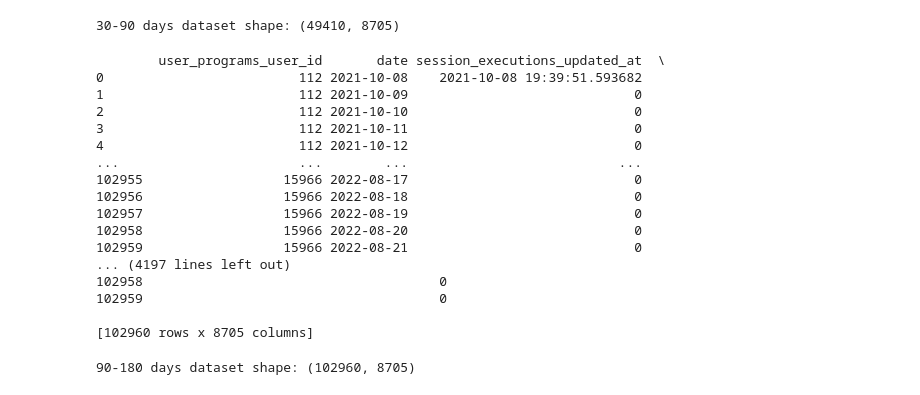
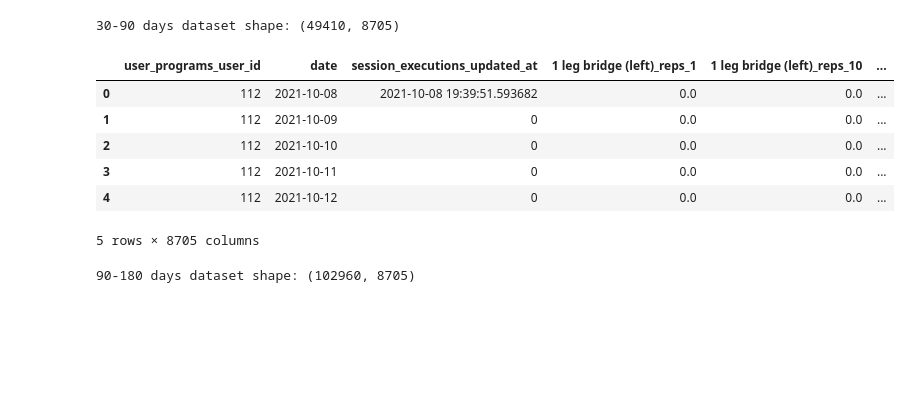
Before and after one commit to evidadeusto/mhunters, a Jupyter notebook: analysis_oscar_preprocessing/AI_models.ipynb, the cells around one changed output. Cells and saved outputs as stored; diff of their text form; code cells hidden in the pictures; blank space fills up the shorter version.

```diff
--- a/analysis_oscar_preprocessing/AI_models.ipynb
+++ b/analysis_oscar_preprocessing/AI_models.ipynb
@@ -276,51 +258,41 @@ print(f'30-90 days dataset shape:', completed_data_30_to_90_days.shape)
 # Ensure that 'date' is in datetime format
 df_filtered_90_to_180_days['date'] = pd.to_datetime(df_filtered_90_to_180_days['date'])
 
 # Get the first training day for each user
 first_training_day_90_to_180 = df_filtered_90_to_180_days.groupby('user_programs_user_id')['date'].min().reset_index()
 first_training_day_90_to_180.columns = ['user_programs_user_id', 'first_training_date']
 
 # Create an empty DataFrame to store the completed data
 completed_data_90_to_180_days = pd.DataFrame()
 
 # Iterate over each user and complete the missing days
 for user_id, first_day in zip(first_training_day_90_to_180['user_programs_user_id'], first_training_day_90_to_180['first_training_date']):
     # Generate a date range from the first day up to 180 days later
     date_range = pd.date_range(start=first_day, periods=180)
 
     # Create a DataFrame with the date range and user_id
     user_dates = pd.DataFrame({'user_programs_user_id': user_id, 'date': date_range})
 
     # Merge with the original DataFrame to identify the days with and without training
     user_data = pd.merge(user_dates, df_filtered_90_to_180_days[df_filtered_90_to_180_days['user_programs_user_id'] == user_id], on=['user_programs_user_id', 'date'], how='left')
 
     # Fill NaN values (days without training) with zeros in the relevant columns
     user_data.fillna(0, inplace=True)
 
     # Add the completed data to the final DataFrame
     completed_data_90_to_180_days = pd.concat([completed_data_90_to_180_days, user_data])
 
 # Reset the index of the final DataFrame
 completed_data_90_to_180_days.reset_index(drop=True, inplace=True)
-print(completed_data_90_to_180_days)
+completed_data_90_to_180_days.head()
 # %% [output]
+|  | user_programs_user_id | date | session_executions_updated_at | 1 leg bridge (left)_reps_1 | 1 leg bridge (left)_reps_10 | ... |
+| 0 | 112 | 2021-10-08 | 2021-10-08 19:39:51.593682 | 0.0 | 0.0 | ... |
+| 1 | 112 | 2021-10-09 | 0 | 0.0 | 0.0 | ... |
+| 2 | 112 | 2021-10-10 | 0 | 0.0 | 0.0 | ... |
+| 3 | 112 | 2021-10-11 | 0 | 0.0 | 0.0 | ... |
+| 4 | 112 | 2021-10-12 | 0 | 0.0 | 0.0 | ... |
-        user_programs_user_id       date session_executions_updated_at  \
-0                         112 2021-10-08    2021-10-08 19:39:51.593682
-1                         112 2021-10-09                             0
-2                         112 2021-10-10                             0
-3                         112 2021-10-11                             0
-4                         112 2021-10-12                             0
-...                       ...        ...                           ...
-102955                  15966 2022-08-17                             0
-102956                  15966 2022-08-18                             0
-102957                  15966 2022-08-19                             0
-102958                  15966 2022-08-20                             0
-102959                  15966 2022-08-21                             0
-... (4197 lines left out)
-102958                                      0
-102959                                      0
-
-[102960 rows x 8705 columns]
+5 rows × 8705 columns
 # %%
 completed_data_90_to_180_days.to_hdf('../data/completed_data_90_to_180_days_v1.h5', key='df')
 # %%
```
Also changed, not shown: parts of 7 cells of this notebook, 1 other file.
